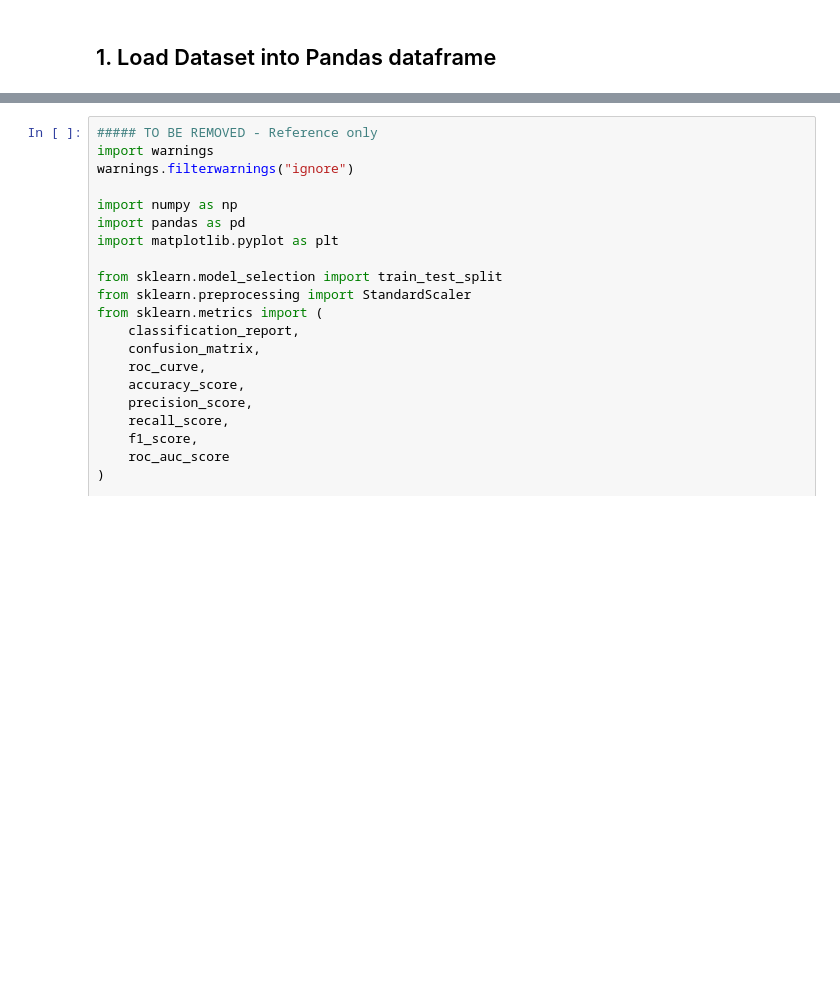
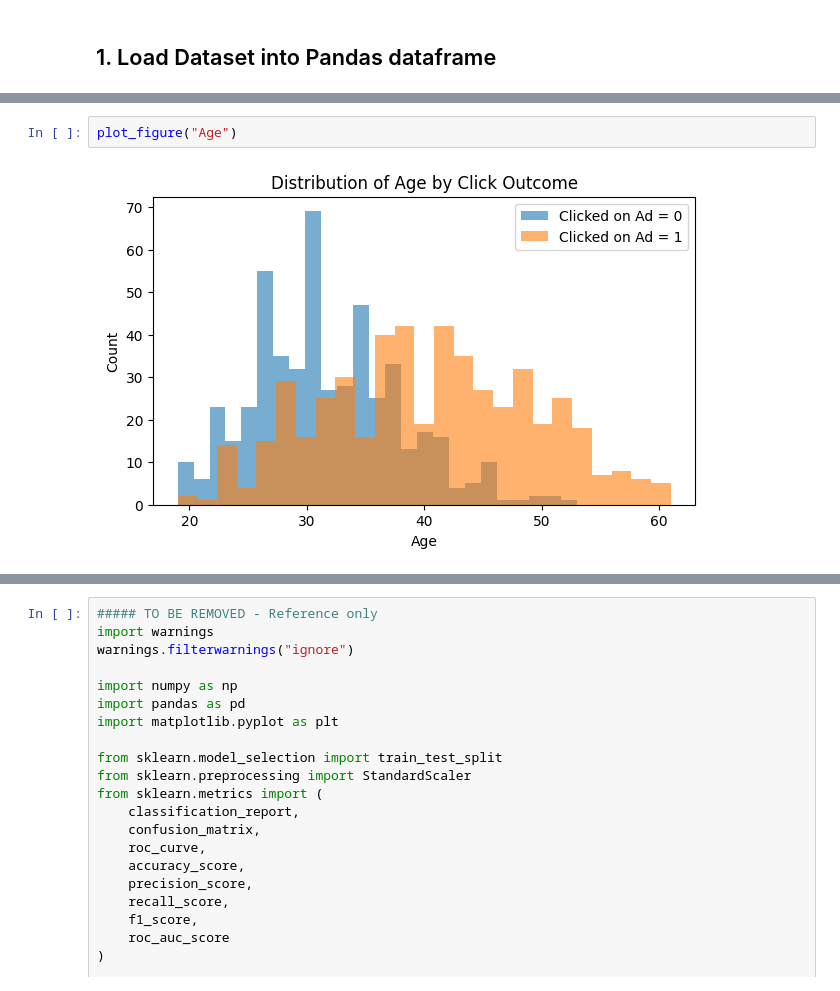
Before and after one commit to JagdishMane/numpy-pytorch-tensorflow, a Jupyter notebook: Advertising_ANN_Classification_Notebook_Jagdish_Mane.ipynb, the cells around one changed output, grey strips where cells are left out. Drawn from its saved outputs; the diff is of its cells as text; blank space fills up the shorter version.

```diff
--- a/Advertising_ANN_Classification_Notebook_Jagdish_Mane.ipynb
+++ b/Advertising_ANN_Classification_Notebook_Jagdish_Mane.ipynb
@@ -25,0 +200,4 @@ FileNotFoundError: [Errno 2] No such file or directory: 'M2-Advertising_Dataset.
+# %%
+plot_figure("Age")
+# %% [output]
+[figure, added]
```
Also changed, not shown: parts of 22 cells of this notebook.
